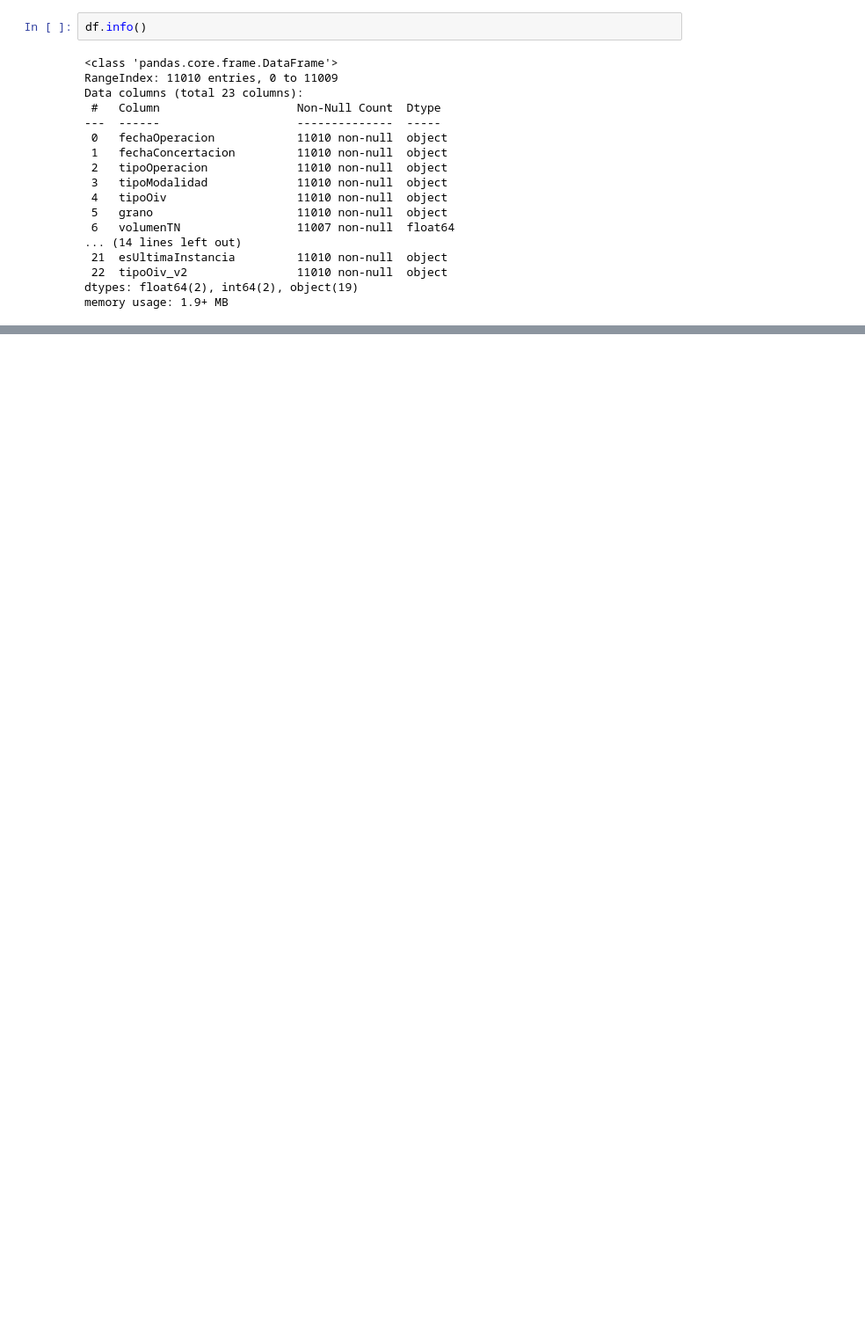
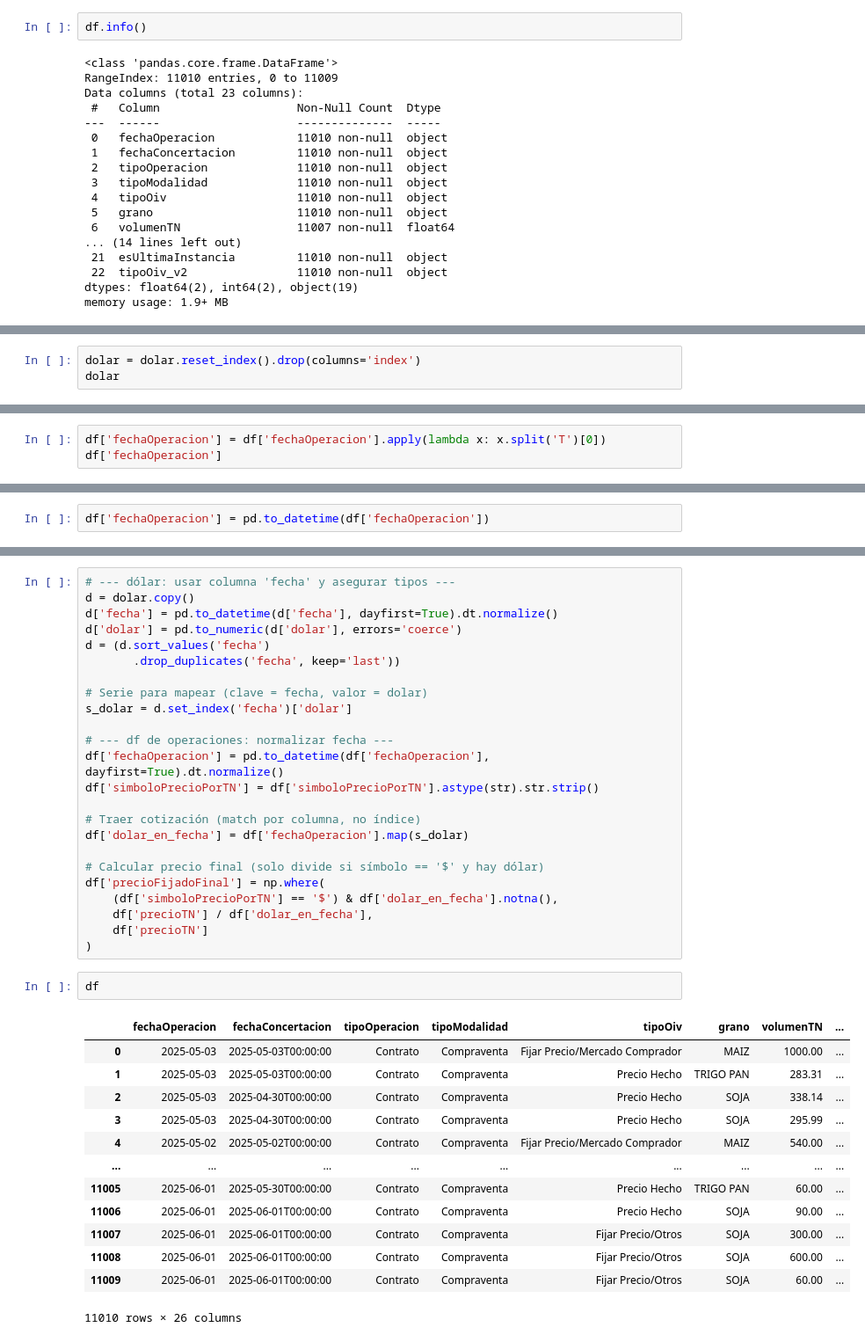
Before and after one commit to plijtmaer/web-mining-sio-granos, a Jupyter notebook: notebooks/3.2- EDA.ipynb, the cells around one changed output, grey strips where cells are left out. Shown: that part at 88% size. Drawn from its saved outputs; the diff is of its cells as text; blank space fills up the shorter version.

```diff
--- a/notebooks/3.2- EDA.ipynb
+++ b/notebooks/3.2- EDA.ipynb
@@ -193,0 +411,3 @@ Name: count, dtype: int64
+# %%
+dolar = dolar.reset_index().drop(columns='index')
+dolar
@@ -193,0 +440,3 @@ Name: count, dtype: int64
+# %%
+df['fechaOperacion'] = df['fechaOperacion'].apply(lambda x: x.split('T')[0])
+df['fechaOperacion']
@@ -193,0 +456,2 @@ Name: count, dtype: int64
+# %%
+df['fechaOperacion'] = pd.to_datetime(df['fechaOperacion'])
@@ -193,0 +482,40 @@ Name: count, dtype: int64
+# %%
+# --- dólar: usar columna 'fecha' y asegurar tipos ---
+d = dolar.copy()
+d['fecha'] = pd.to_datetime(d['fecha'], dayfirst=True).dt.normalize()
+d['dolar'] = pd.to_numeric(d['dolar'], errors='coerce')
+d = (d.sort_values('fecha')
+       .drop_duplicates('fecha', keep='last'))
+
+# Serie para mapear (clave = fecha, valor = dolar)
+s_dolar = d.set_index('fecha')['dolar']
+
+# --- df de operaciones: normalizar fecha ---
+df['fechaOperacion'] = pd.to_datetime(df['fechaOperacion'], dayfirst=True).dt.normalize()
+df['simboloPrecioPorTN'] = df['simboloPrecioPorTN'].astype(str).str.strip()
+
+# Traer cotización (match por columna, no índice)
+df['dolar_en_fecha'] = df['fechaOperacion'].map(s_dolar)
+
+# Calcular precio final (solo divide si símbolo == '$' y hay dólar)
+df['precioFijadoFinal'] = np.where(
+    (df['simboloPrecioPorTN'] == '$') & df['dolar_en_fecha'].notna(),
+    df['precioTN'] / df['dolar_en_fecha'],
+    df['precioTN']
+)
+# %%
+df
+# %% [output]
+|  | fechaOperacion | fechaConcertacion | tipoOperacion | tipoModalidad | tipoOiv | grano | volumenTN | ... |
+| 0 | 2025-05-03 | 2025-05-03T00:00:00 | Contrato | Compraventa | Fijar Precio/Mercado Comprador | MAIZ | 1000.00 | ... |
+| 1 | 2025-05-03 | 2025-05-03T00:00:00 | Contrato | Compraventa | Precio Hecho | TRIGO PAN | 283.31 | ... |
+| 2 | 2025-05-03 | 2025-04-30T00:00:00 | Contrato | Compraventa | Precio Hecho | SOJA | 338.14 | ... |
+| 3 | 2025-05-03 | 2025-04-30T00:00:00 | Contrato | Compraventa | Precio Hecho | SOJA | 295.99 | ... |
+| 4 | 2025-05-02 | 2025-05-02T00:00:00 | Contrato | Compraventa | Fijar Precio/Mercado Comprador | MAIZ | 540.00 | ... |
+| ... | ... | ... | ... | ... | ... | ... | ... | ... |
+| 11005 | 2025-06-01 | 2025-05-30T00:00:00 | Contrato | Compraventa | Precio Hecho | TRIGO PAN | 60.00 | ... |
+| 11006 | 2025-06-01 | 2025-06-01T00:00:00 | Contrato | Compraventa | Precio Hecho | SOJA | 90.00 | ... |
+| 11007 | 2025-06-01 | 2025-06-01T00:00:00 | Contrato | Compraventa | Fijar Precio/Otros | SOJA | 300.00 | ... |
+| 11008 | 2025-06-01 | 2025-06-01T00:00:00 | Contrato | Compraventa | Fijar Precio/Otros | SOJA | 600.00 | ... |
+| 11009 | 2025-06-01 | 2025-06-01T00:00:00 | Contrato | Compraventa | Fijar Precio/Otros | SOJA | 60.00 | ... |
+11010 rows × 26 columns
```
Also changed, not shown: parts of 33 cells of this notebook, 6 other files.
